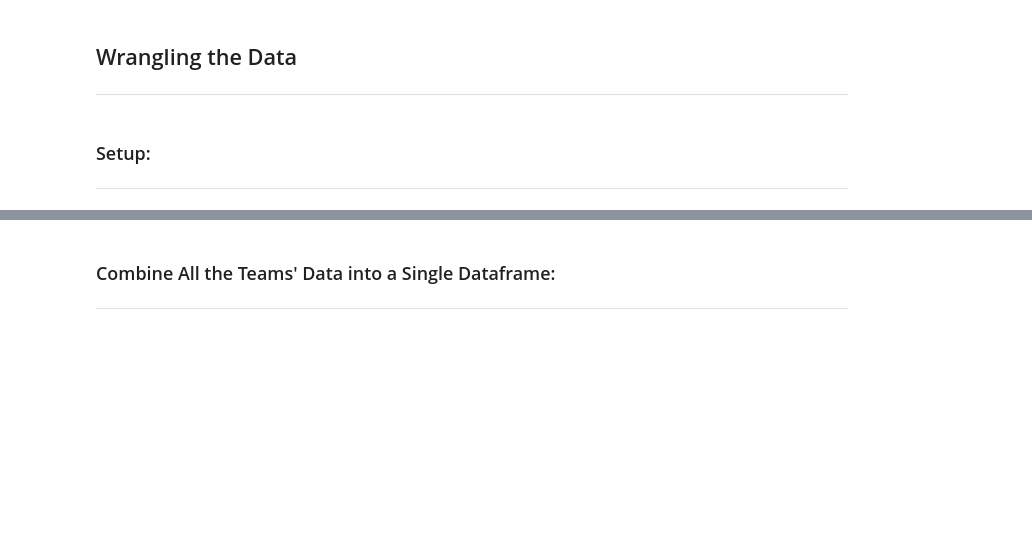
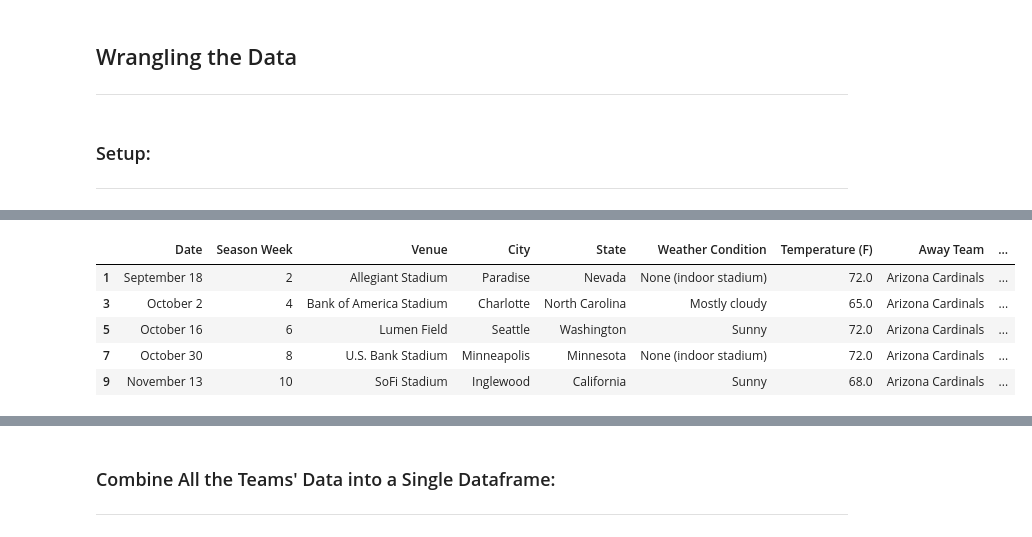
Before and after one commit to cwolf1424/Group_Project_4-NFL_Game_Outcome_Predictor, a Jupyter notebook: 03-Wrangling_Data/Wrangling_Data.ipynb, the cells around one changed output, grey strips where cells are left out. Saved outputs shown, nothing was run; the diff lists cells and outputs as text; code cells hidden in the pictures; blank space fills up the shorter version.

```diff
--- a/03-Wrangling_Data/Wrangling_Data.ipynb
+++ b/03-Wrangling_Data/Wrangling_Data.ipynb
@@ -338,0 +493,10 @@ master_df
+# %%
+# Display Away Games
+cur_df_cleaned_away.head(5)
+# %% [output]
+|  | Date | Season Week | Venue | City | State | Weather Condition | Temperature (F) | Away Team | ... |
+| 1 | September 18 | 2 | Allegiant Stadium | Paradise | Nevada | None (indoor stadium) | 72.0 | Arizona Cardinals | ... |
+| 3 | October 2 | 4 | Bank of America Stadium | Charlotte | North Carolina | Mostly cloudy | 65.0 | Arizona Cardinals | ... |
+| 5 | October 16 | 6 | Lumen Field | Seattle | Washington | Sunny | 72.0 | Arizona Cardinals | ... |
+| 7 | October 30 | 8 | U.S. Bank Stadium | Minneapolis | Minnesota | None (indoor stadium) | 72.0 | Arizona Cardinals | ... |
+| 9 | November 13 | 10 | SoFi Stadium | Inglewood | California | Sunny | 68.0 | Arizona Cardinals | ... |
```
Also changed, not shown: parts of 42 cells of this notebook, 1 other file.
